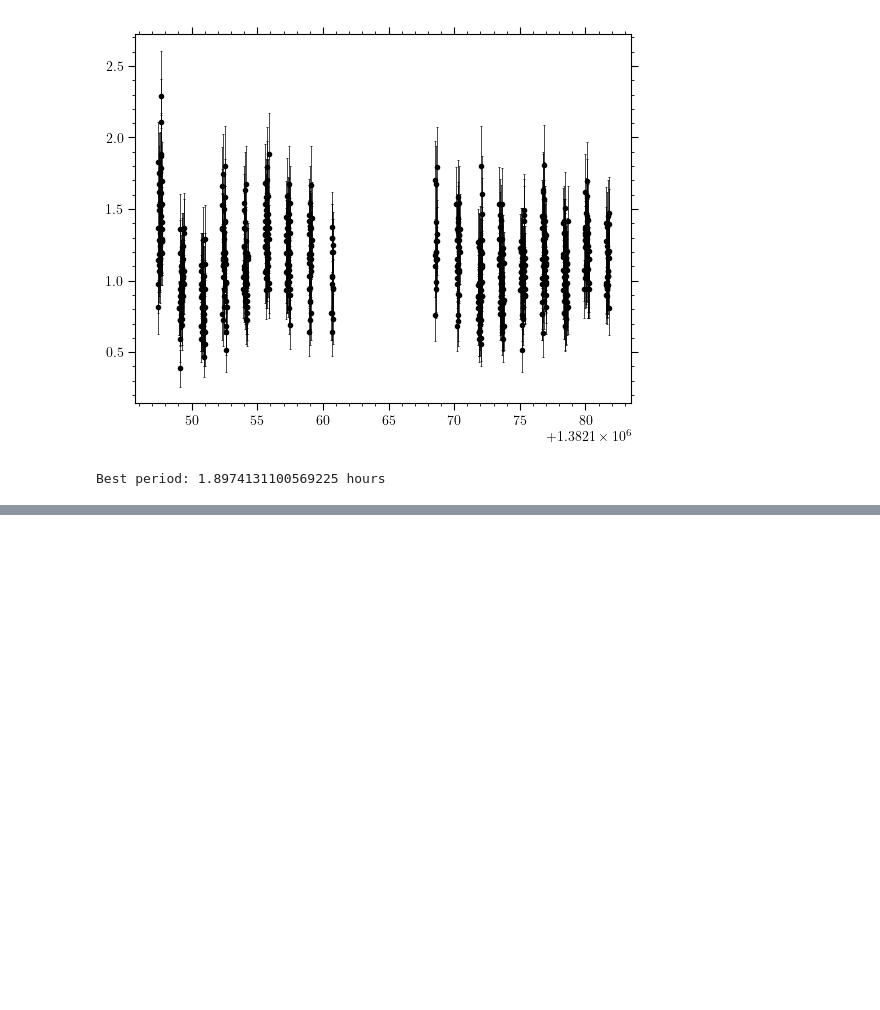
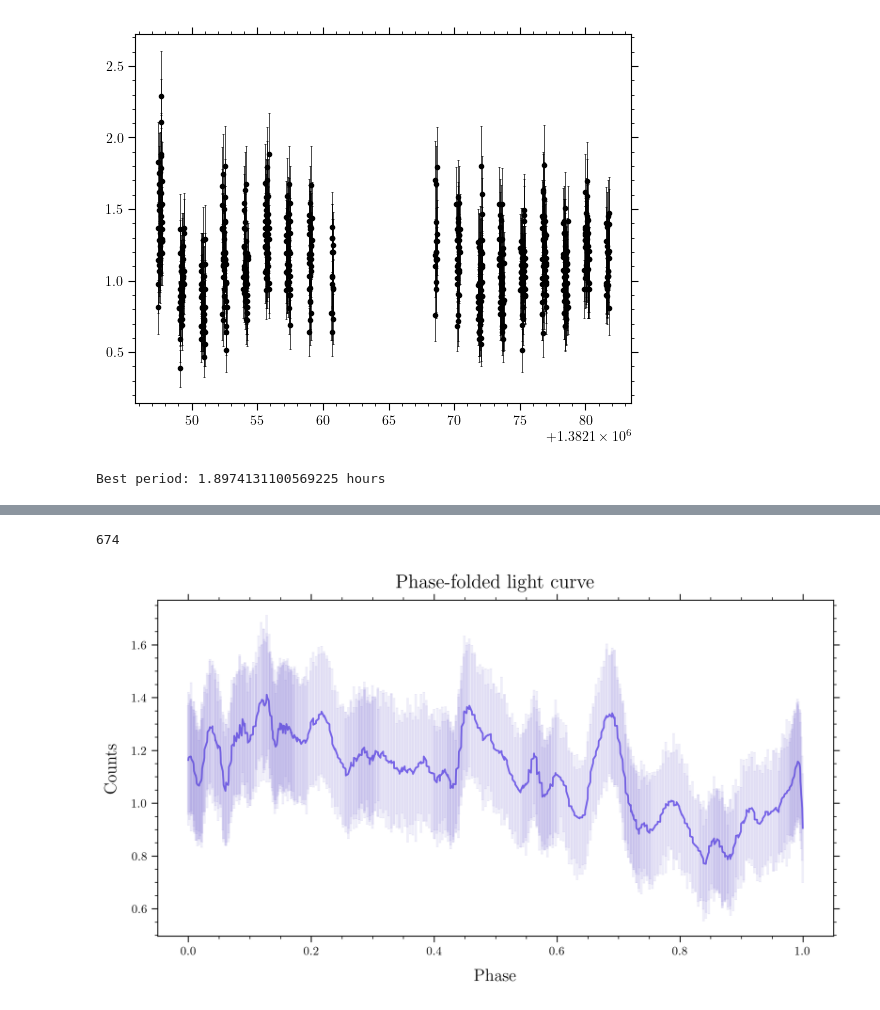
Before and after one commit to ravioli1369/uvit, a Jupyter notebook: lc.ipynb, the cells around one changed output, grey strips where cells are left out. Saved outputs shown, nothing was run; the diff lists cells and outputs as text; code cells hidden in the pictures; blank space fills up the shorter version.

```diff
--- a/lc.ipynb
+++ b/lc.ipynb
@@ -107,0 +109,17 @@ Text(0.5, 1.0, 'Phase-folded light curve')
+# %%
+sorted_phase = phase[sort]
+sorted_counts = counts[sort]
+sorted_counts_err = counts_err[sort]
+print(len(sorted_counts))
+filtered_counts = savgol_filter(sorted_counts, 69, 6)
+filtered_error = savgol_filter(sorted_counts_err, 50, 5)
+plt.figure(figsize=(10, 5), dpi=300)
+plt.plot(sorted_phase, filtered_counts, color='mediumslateblue')
+plt.errorbar(sorted_phase, filtered_counts, sorted_counts_err, fmt='o', color='slateblue', ms=0, elinewidth=2, alpha=0.1, capsize=1, capthick=0.5)
+plt.xlabel('Phase', fontsize=14, labelpad=10)
+plt.ylabel('Counts', fontsize=14, labelpad=10)
+plt.title('Phase-folded light curve', fontsize=16, pad=10)
+plt.show()
+# %% [output]
+674
+[figure, added]
```
Also changed, not shown: parts of 8 cells of this notebook.
